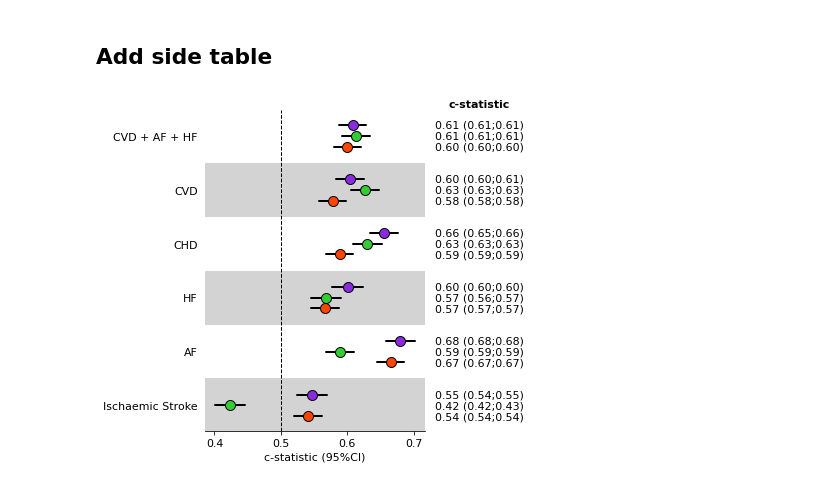
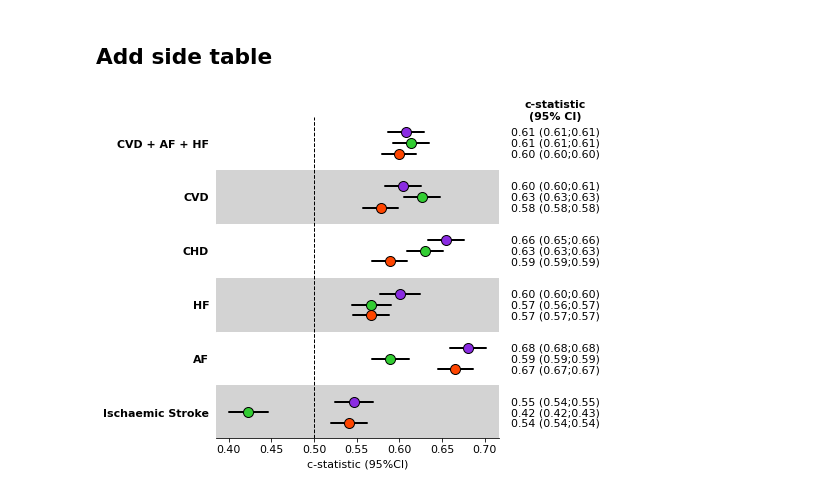
Before and after one commit to afschmidt/plot-misc, a Jupyter notebook: resources/examples/forestplot.ipynb, the cells around one changed output. Cells and saved outputs as stored; diff of their text form; code cells hidden in the pictures.

```diff
--- a/resources/examples/forestplot.ipynb
+++ b/resources/examples/forestplot.ipynb
@@ -139,34 +139,40 @@ ax.legend(handles=leg_handles , ncol=3, bbox_to_anchor=(0.85, 1.10),
 ## Add side table
 # %%
 # create subplot and remove space
-f, ax = plt.subplots(1, ncols=2, figsize=(15*CMTOINCH, 15*CMTOINCH),
-                     gridspec_kw={'width_ratios': [10,5]},
+f, ax = plt.subplots(1, ncols=2, figsize=(18*CMTOINCH, 15*CMTOINCH),
+                     gridspec_kw={'width_ratios': [10,4]},
                      sharey=False,
                      )
 plt.subplots_adjust(wspace=0)
 
 # add forest plot
 _, _ = forest.plot_forest(df=single, x_col='test_cstatistic',
                            lb_col='test_cstatistic_lb',
                            ub_col='test_cstatistic_ub',
                            s_col='shape', c_col='col', ci_colour='black',
                            g_col='evaluated_outcome', shape_size= 100, ci_lwd=2,
                            ax=ax[0],
                            kwargs_scatter_dict={'edgecolors':'black'},
                            kwargs_plot_ci_dict={'zorder':1, 'solid_capstyle':'round',
                                                'linestyle':'-'}
                           )
 ax[0].spines[['right', 'left', 'top']].set_visible(False)
 ax[0].set_xlabel('c-statistic (95%CI)', fontsize=11)
 ax[0].tick_params('both', labelsize=11, left=False)
+ax[0].yaxis.set_ticklabels(ax[0].yaxis.get_ticklabels(),
+                           weight='bold', size=11,
+                          )
 ax[0].axvline(0.5, linewidth=1, linestyle='--', c='black')
 
 # add side-table
 ax[1].set_ylim(ax[0].get_ylim())
-_ = forest.plot_table(single, annoteheader='c-statistic',
+_ = forest.plot_table(single, annoteheader='c-statistic\n(95% CI)',
                   string_col=STRING_COL, ax=ax[1],
                   halignment_text='center',
+                  halignment_header='center',
+                  pad_header=1,
                   size_text=11, size_header=11,
+                  negative_padding=1.2,
                   )
 # %% [output]
-[figure, old version]
+[figure, new version]
```
Also changed, not shown: 1 other file.
